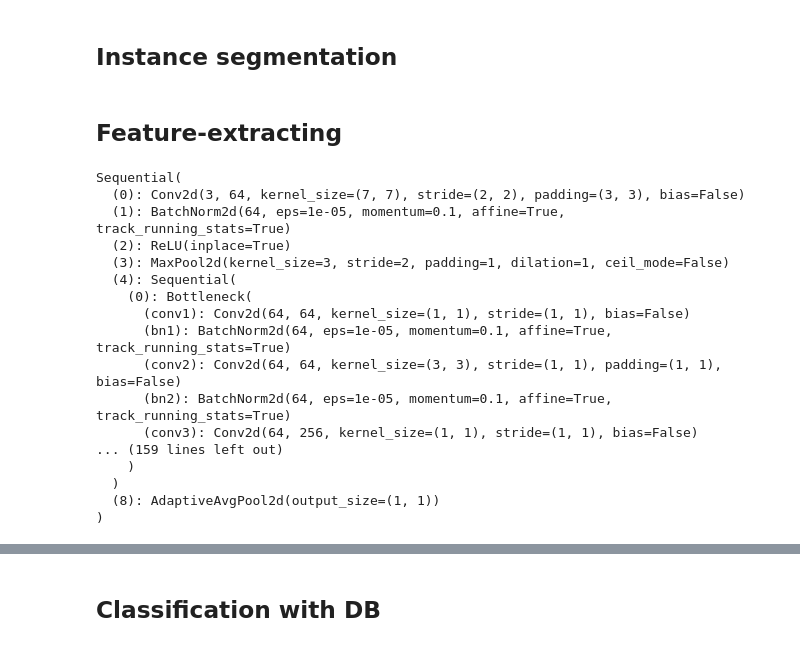
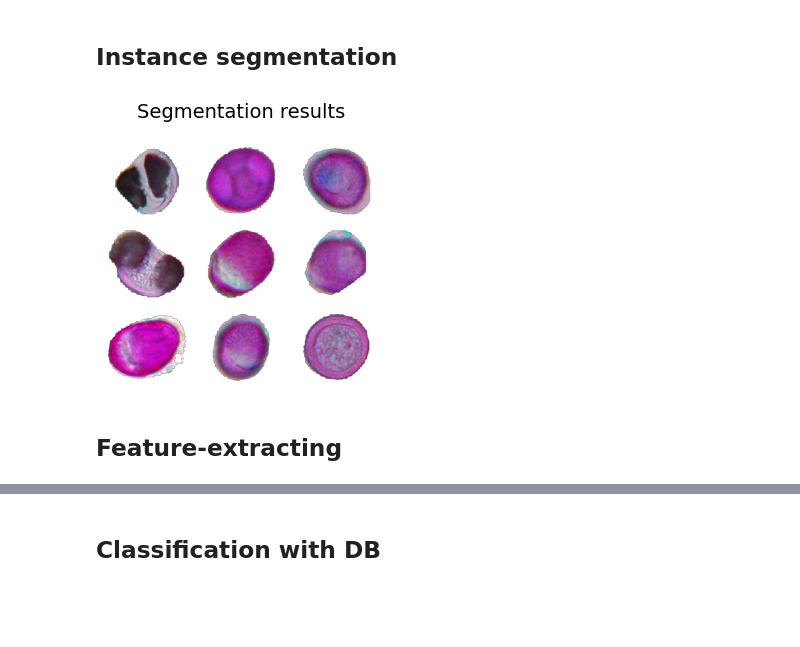
Before and after one commit to Digiratory/Pollen-Analyzer, a Jupyter notebook: Complete_pipeline.ipynb, the cells around one changed output, grey strips where cells are left out. Saved outputs shown, nothing was run; the diff lists cells and outputs as text; code cells hidden in the pictures; blank space fills up the shorter version.

Commit message:
feat: update model, add sample test

```diff
--- a/Complete_pipeline.ipynb
+++ b/Complete_pipeline.ipynb
@@ -149,27 +154,18 @@ for image_path in tqdm(images):
     extract_mask_images(
         path_to_model, segmentation_output_dir, image_path, score_threshold, mask_threshold, name
     )
+# %%
+all_obj_images = glob(os.path.join(segmentation_output_dir,  "**", "*.png"), recursive=True)
+n = int(len(all_obj_images)**(1/2))
+fig, axs = plt.subplots(nrows=n, ncols=n, figsize=(n, n))
+for ax, img_path in zip(axs.flatten(), all_obj_images):
+    image_rgb = io.imread(img_path)
+    ax.imshow(image_rgb)
+    ax.set_axis_off()
+fig.suptitle('Segmentation results', fontsize=14)
+plt.tight_layout()
+plt.show()
+# %% [output]
+[figure, added]
 # %% [markdown]
 ## Feature-extracting
-# %%
-model = models.resnet50(weights=models.ResNet50_Weights.IMAGENET1K_V2)
-model = torch.nn.Sequential(*list(model.children())[:-1])
-model.eval()
-# %% [output]
-Sequential(
-  (0): Conv2d(3, 64, kernel_size=(7, 7), stride=(2, 2), padding=(3, 3), bias=False)
-  (1): BatchNorm2d(64, eps=1e-05, momentum=0.1, affine=True, track_running_stats=True)
-  (2): ReLU(inplace=True)
-  (3): MaxPool2d(kernel_size=3, stride=2, padding=1, dilation=1, ceil_mode=False)
-  (4): Sequential(
-    (0): Bottleneck(
-      (conv1): Conv2d(64, 64, kernel_size=(1, 1), stride=(1, 1), bias=False)
-      (bn1): BatchNorm2d(64, eps=1e-05, momentum=0.1, affine=True, track_running_stats=True)
-      (conv2): Conv2d(64, 64, kernel_size=(3, 3), stride=(1, 1), padding=(1, 1), bias=False)
-      (bn2): BatchNorm2d(64, eps=1e-05, momentum=0.1, affine=True, track_running_stats=True)
-      (conv3): Conv2d(64, 256, kernel_size=(1, 1), stride=(1, 1), bias=False)
-... (159 lines left out)
-    )
-  )
-  (8): AdaptiveAvgPool2d(output_size=(1, 1))
-)
```
Also changed, not shown: parts of 28 cells of this notebook.
